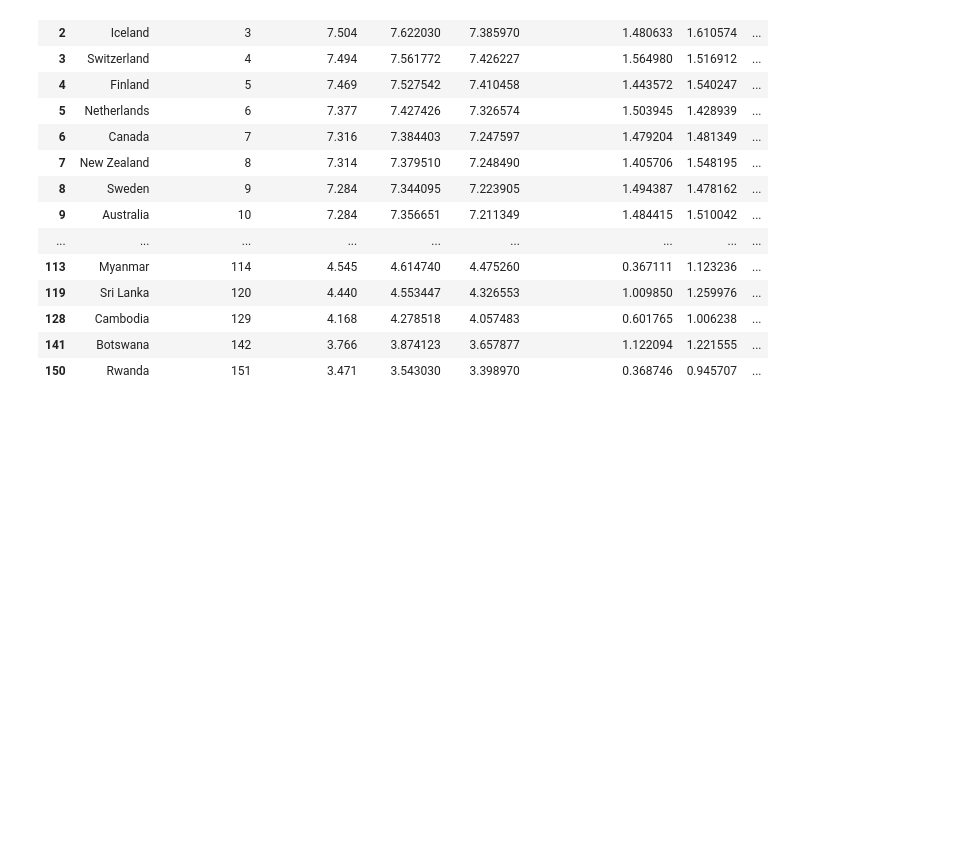
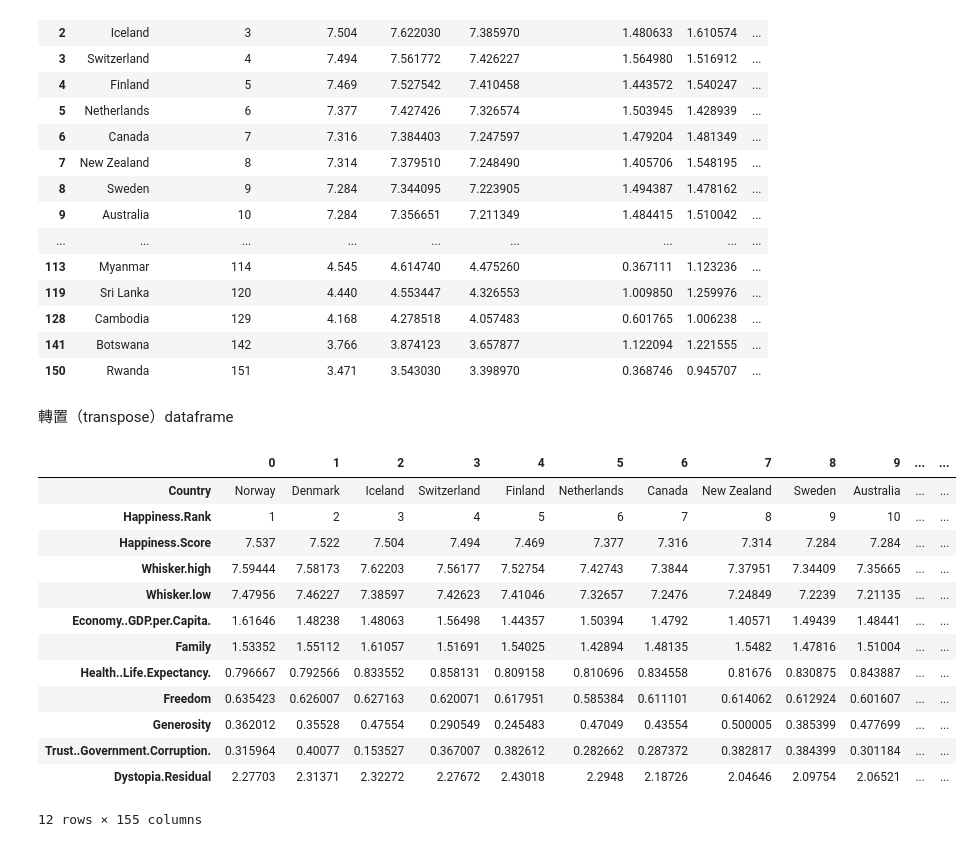
Before and after one commit to kevingo/Learn-Pandas, a Jupyter notebook: learn-pandas.ipynb, the cells around one changed output. Drawn from its saved outputs; the diff is of its cells as text; code cells hidden in the pictures; blank space fills up the shorter version.

```diff
--- a/learn-pandas.ipynb
+++ b/learn-pandas.ipynb
@@ -77,3 +77,22 @@ df.query('Freedom > 0.5')
 | 128 | Cambodia | 129 | 4.168 | 4.278518 | 4.057483 | 0.601765 | 1.006238 | ... |
 | 141 | Botswana | 142 | 3.766 | 3.874123 | 3.657877 | 1.122094 | 1.221555 | ... |
 | 150 | Rwanda | 151 | 3.471 | 3.543030 | 3.398970 | 0.368746 | 0.945707 | ... |
+# %% [markdown]
+轉置（transpose）dataframe
+# %%
+df.T
+# %% [output]
+|  | 0 | 1 | 2 | 3 | 4 | 5 | 6 | 7 | 8 | 9 | ... | ... |
+| Country | Norway | Denmark | Iceland | Switzerland | Finland | Netherlands | Canada | New Zealand | Sweden | Australia | ... | ... |
+| Happiness.Rank | 1 | 2 | 3 | 4 | 5 | 6 | 7 | 8 | 9 | 10 | ... | ... |
+| Happiness.Score | 7.537 | 7.522 | 7.504 | 7.494 | 7.469 | 7.377 | 7.316 | 7.314 | 7.284 | 7.284 | ... | ... |
+| Whisker.high | 7.59444 | 7.58173 | 7.62203 | 7.56177 | 7.52754 | 7.42743 | 7.3844 | 7.37951 | 7.34409 | 7.35665 | ... | ... |
+| Whisker.low | 7.47956 | 7.46227 | 7.38597 | 7.42623 | 7.41046 | 7.32657 | 7.2476 | 7.24849 | 7.2239 | 7.21135 | ... | ... |
+| Economy..GDP.per.Capita. | 1.61646 | 1.48238 | 1.48063 | 1.56498 | 1.44357 | 1.50394 | 1.4792 | 1.40571 | 1.49439 | 1.48441 | ... | ... |
+| Family | 1.53352 | 1.55112 | 1.61057 | 1.51691 | 1.54025 | 1.42894 | 1.48135 | 1.5482 | 1.47816 | 1.51004 | ... | ... |
+| Health..Life.Expectancy. | 0.796667 | 0.792566 | 0.833552 | 0.858131 | 0.809158 | 0.810696 | 0.834558 | 0.81676 | 0.830875 | 0.843887 | ... | ... |
+| Freedom | 0.635423 | 0.626007 | 0.627163 | 0.620071 | 0.617951 | 0.585384 | 0.611101 | 0.614062 | 0.612924 | 0.601607 | ... | ... |
+| Generosity | 0.362012 | 0.35528 | 0.47554 | 0.290549 | 0.245483 | 0.47049 | 0.43554 | 0.500005 | 0.385399 | 0.477699 | ... | ... |
+| Trust..Government.Corruption. | 0.315964 | 0.40077 | 0.153527 | 0.367007 | 0.382612 | 0.282662 | 0.287372 | 0.382817 | 0.384399 | 0.301184 | ... | ... |
+| Dystopia.Residual | 2.27703 | 2.31371 | 2.32272 | 2.27672 | 2.43018 | 2.2948 | 2.18726 | 2.04646 | 2.09754 | 2.06521 | ... | ... |
+12 rows × 155 columns
```
Also changed, not shown: parts of 4 cells of this notebook.
